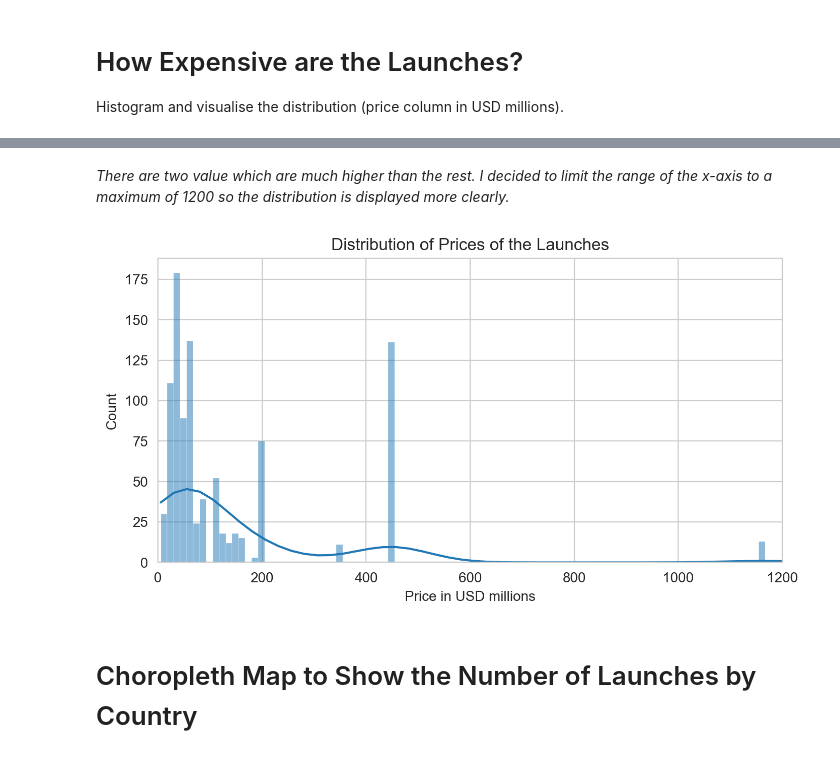
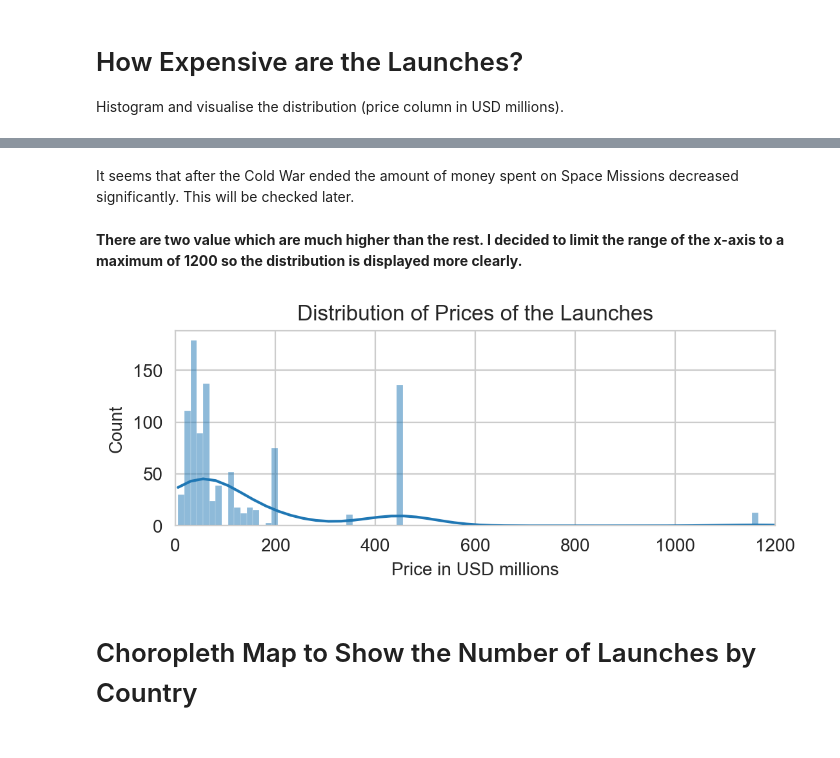
Before and after one commit to felixschwebel/SpaceMissionsAnalysis, a Jupyter notebook: SpaceMissionsAnalysis.ipynb, the cells around one changed output, grey strips where cells are left out. Cells and saved outputs as stored; diff of their text form; code cells hidden in the pictures.

```diff
--- a/SpaceMissionsAnalysis.ipynb
+++ b/SpaceMissionsAnalysis.ipynb
@@ -313,19 +311,21 @@ cleaned_df.sort_values('Price', ascending=False)
+# %% [markdown]
+It seems that after the Cold War ended the amount of money spent on Space Missions decreased significantly. This will be checked later.
 # %% [markdown]
-*There are two value which are much higher than the rest. I decided to limit the range of the x-axis to a maximum of 1200 so the distribution is displayed more clearly.*
+**There are two value which are much higher than the rest. I decided to limit the range of the x-axis to a maximum of 1200 so the distribution is displayed more clearly.**
 # %%
-plt.figure(figsize=(8, 4), dpi=200)
+plt.figure(figsize=(6, 2), dpi=200)
 sns.histplot(
-    data=cleaned_df,
-    x=cleaned_df.Price,
+    data=df_data_price,
+    x=df_data_price.Price,
     bins=400,
     kde=True,
 )
 plt.xlabel("Price in USD millions")
 plt.title('Distribution of Prices of the Launches')
 plt.xlim([0, 1200])
 plt.show()
 # %% [output]
-[figure, old version]
+[figure, new version]
 # %% [markdown]
 # Choropleth Map to Show the Number of Launches by Country
 # %%
```
Also changed, not shown: parts of 21 cells of this notebook.
